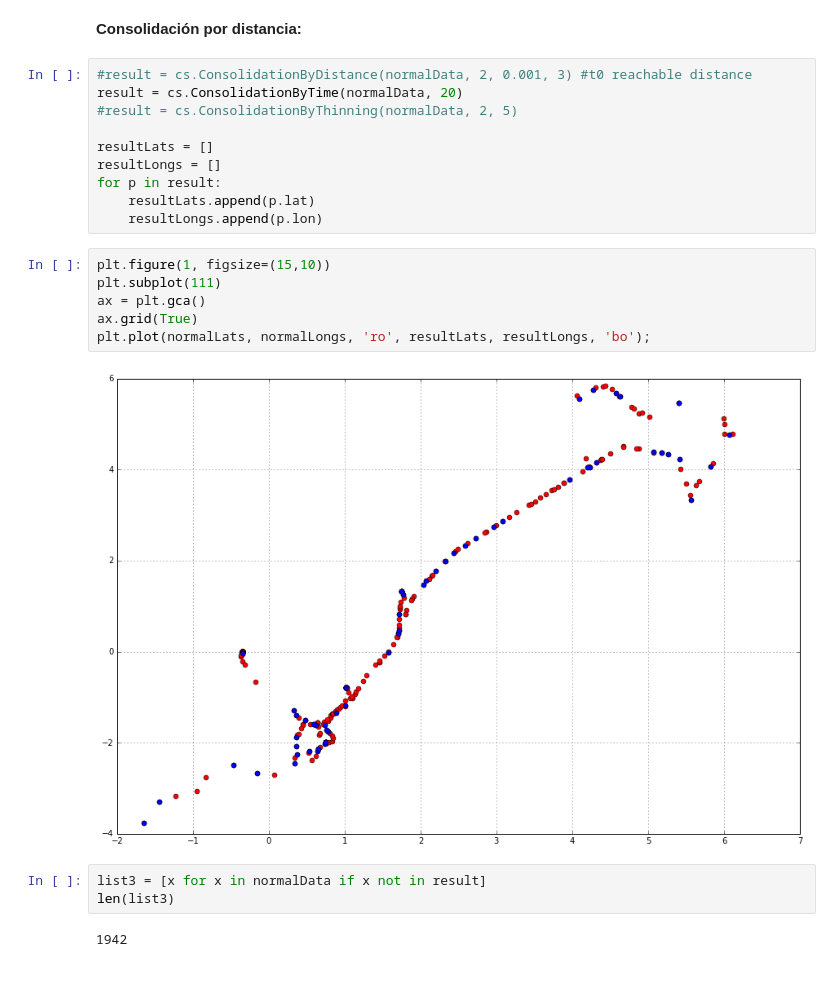
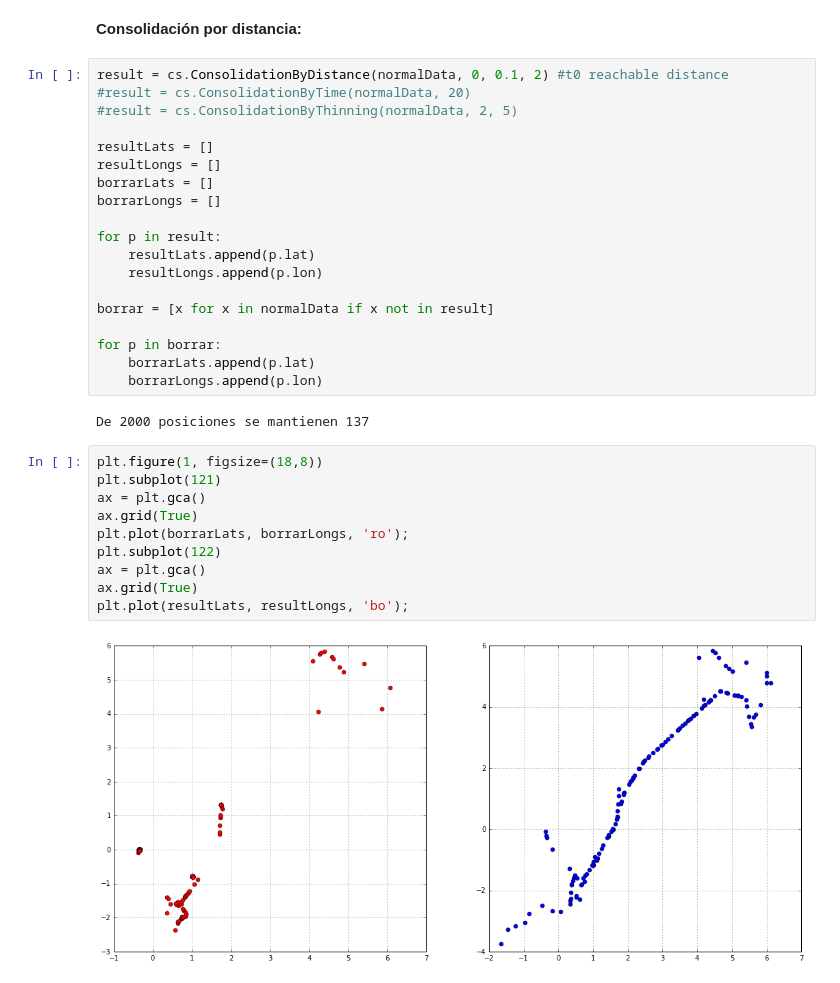
Before and after one commit to pbarbero/TFM, a Jupyter notebook: demo/demoConsolidationSimple.ipynb, the cells around one changed output. Drawn from its saved outputs; the diff is of its cells as text.

```diff
--- a/demo/demoConsolidationSimple.ipynb
+++ b/demo/demoConsolidationSimple.ipynb
@@ -24,25 +24,35 @@ data = getPositions(dbname, cmd, recurso, limit)
 # %% [markdown]
 **Consolidación por distancia:**
 # %%
-#result = cs.ConsolidationByDistance(normalData, 2, 0.001, 3) #t0 reachable distance
-result = cs.ConsolidationByTime(normalData, 20)
+result = cs.ConsolidationByDistance(normalData, 0, 0.1, 2) #t0 reachable distance
+#result = cs.ConsolidationByTime(normalData, 20)
 #result = cs.ConsolidationByThinning(normalData, 2, 5)
 
 resultLats = []
 resultLongs = []
+borrarLats = []
+borrarLongs = []
+
 for p in result:
     resultLats.append(p.lat)
     resultLongs.append(p.lon)
+
+borrar = [x for x in normalData if x not in result]
+
+for p in borrar:
+    borrarLats.append(p.lat)
+    borrarLongs.append(p.lon)
+# %% [output]
+De 2000 posiciones se mantienen 137
 # %%
-plt.figure(1, figsize=(15,10))
-plt.subplot(111)
+plt.figure(1, figsize=(18,8))
+plt.subplot(121)
 ax = plt.gca()
 ax.grid(True)
-plt.plot(normalLats, normalLongs, 'ro', resultLats, resultLongs, 'bo');
+plt.plot(borrarLats, borrarLongs, 'ro');
+plt.subplot(122)
+ax = plt.gca()
+ax.grid(True)
+plt.plot(resultLats, resultLongs, 'bo');
 # %% [output]
-[figure, old version]
+[figure, new version]
-# %%
-list3 = [x for x in normalData if x not in result]
-len(list3)
-# %% [output]
-1942
```
Also changed, not shown: parts of 5 cells of this notebook.
